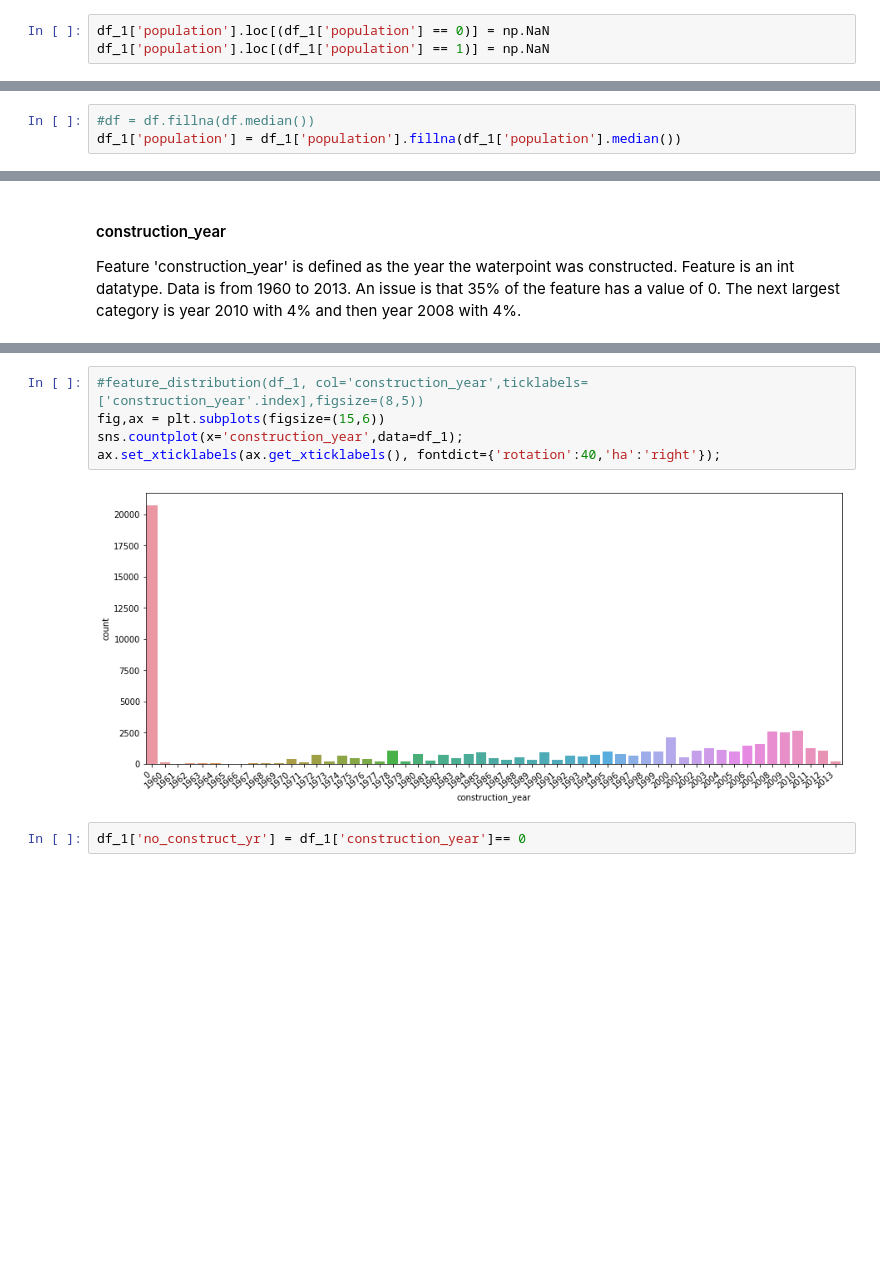
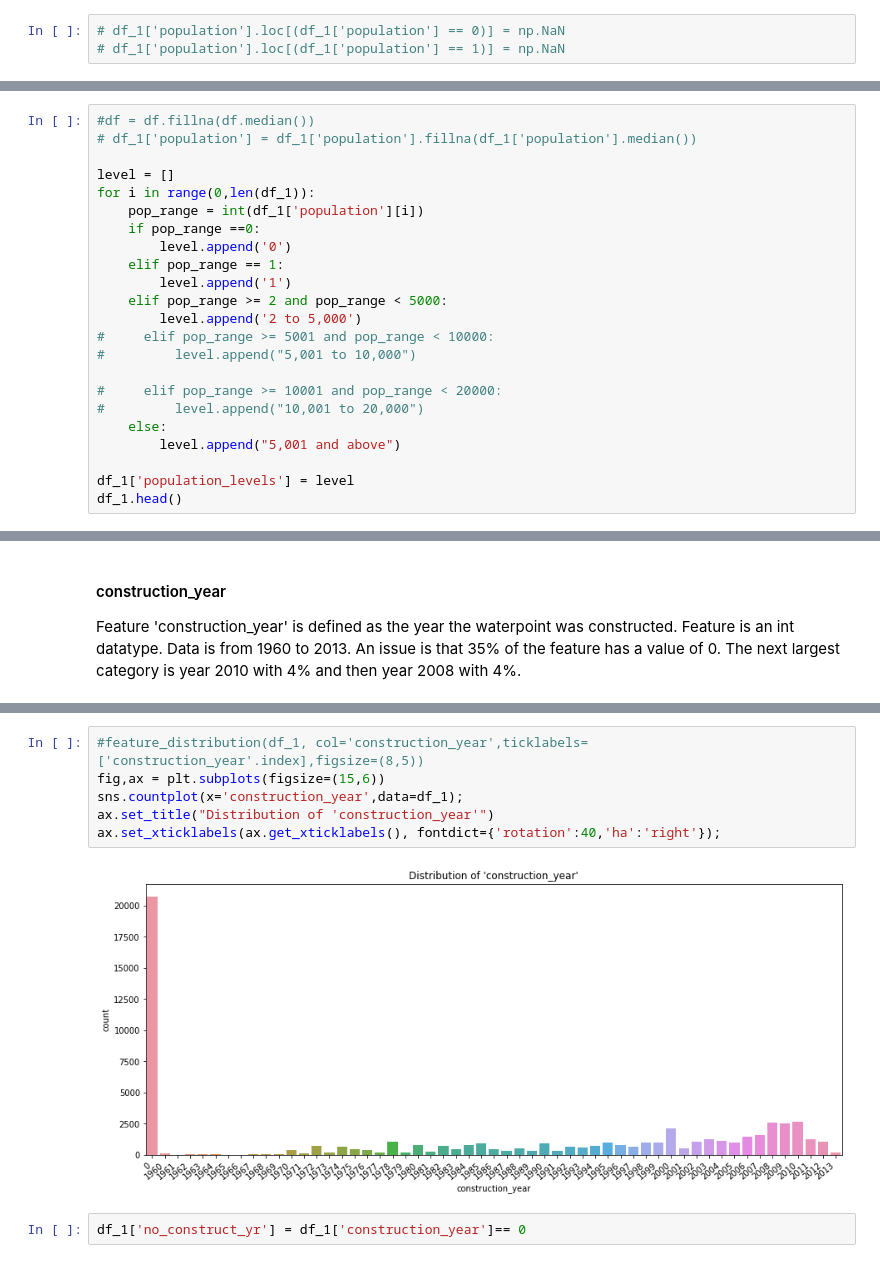
Before and after one commit to davidrtorres/Model-3-Tanzania-Water-Crisis, a Jupyter notebook: Model_3_10_07_20.ipynb, the cells around one changed output, grey strips where cells are left out. Drawn from its saved outputs; the diff is of its cells as text; blank space fills up the shorter version.

```diff
--- a/Model_3_10_07_20.ipynb
+++ b/Model_3_10_07_20.ipynb
@@ -326,8 +326,8 @@ df_1['population'].isna().sum()
 # %% [output]
 0
 # %%
-df_1['population'].loc[(df_1['population'] == 0)] = np.NaN
-df_1['population'].loc[(df_1['population'] == 1)] = np.NaN
+# df_1['population'].loc[(df_1['population'] == 0)] = np.NaN
+# df_1['population'].loc[(df_1['population'] == 1)] = np.NaN
 # %%
 df_1['population'].isna().sum()
 # %% [output]
@@ -335,3 +334,0 @@ df_1['population'].isna().sum()
-# %%
-#df = df.fillna(df.median())
-df_1['population'] = df_1['population'].fillna(df_1['population'].median())
@@ -337,0 +337,23 @@ df_1['population'] = df_1['population'].fillna(df_1['population'].median())
+# %%
+#df = df.fillna(df.median())
+# df_1['population'] = df_1['population'].fillna(df_1['population'].median())
+
+level = []
+for i in range(0,len(df_1)):
+    pop_range = int(df_1['population'][i])
+    if pop_range ==0:
+        level.append('0')
+    elif pop_range == 1:
+        level.append('1')
+    elif pop_range >= 2 and pop_range < 5000:
+        level.append('2 to 5,000')
+#     elif pop_range >= 5001 and pop_range < 10000:
+#         level.append("5,001 to 10,000")
+
+#     elif pop_range >= 10001 and pop_range < 20000:
+#         level.append("10,001 to 20,000")
+    else:
+        level.append("5,001 and above")
+
+df_1['population_levels'] = level
+df_1.head()
@@ -566,10 +639,11 @@ Name: construction_year, dtype: float64
 # %%
 #feature_distribution(df_1, col='construction_year',ticklabels=['construction_year'.index],figsize=(8,5))
 fig,ax = plt.subplots(figsize=(15,6))
 sns.countplot(x='construction_year',data=df_1);
+ax.set_title("Distribution of 'construction_year'")
 ax.set_xticklabels(ax.get_xticklabels(), fontdict={'rotation':40,'ha':'right'});
 # %% [output]
-[figure, old version]
+[figure, new version]
 # %%
 df_1['no_construct_yr'] = df_1['construction_year']== 0
 # %%
```
Also changed, not shown: parts of 55 cells of this notebook, 2 other files.
